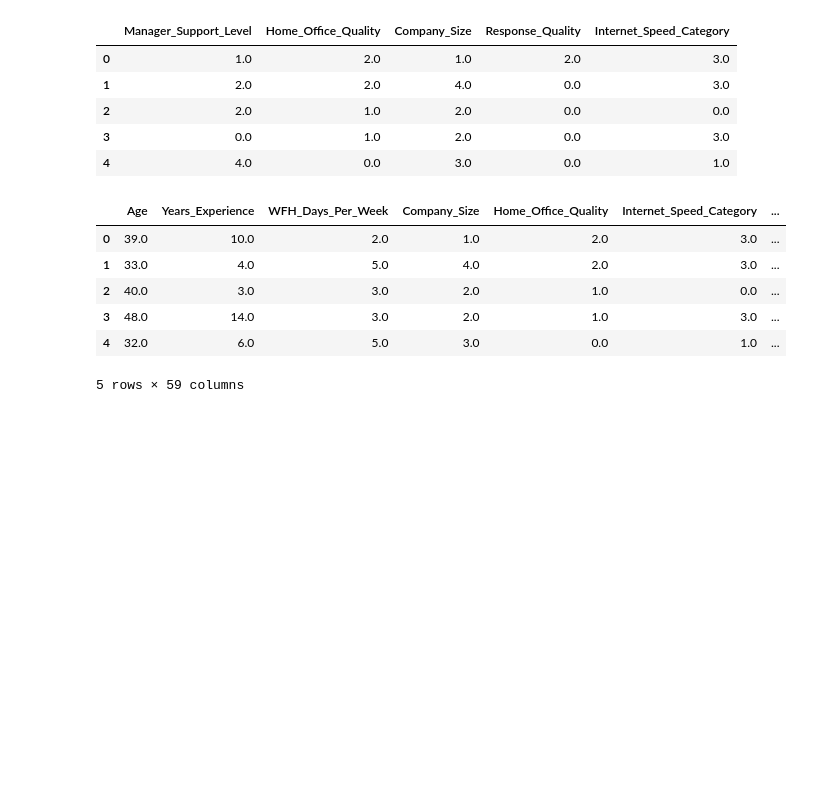
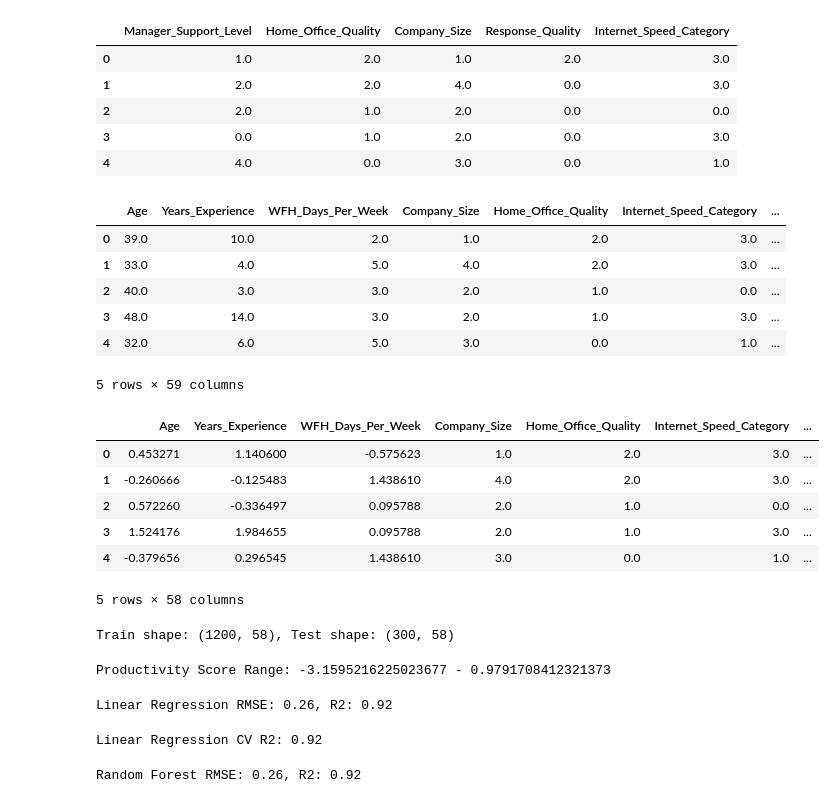
Before and after one commit to EfeDogan/429Project, a Jupyter notebook: new_dataset.ipynb, the cells around one changed output. Cells and saved outputs as stored; diff of their text form; code cells hidden in the pictures; blank space fills up the shorter version.

Commit message:
modeling part

```diff
--- a/new_dataset.ipynb
+++ b/new_dataset.ipynb
@@ -219,3 +219,64 @@ df.head()
 | 3 | 48.0 | 14.0 | 3.0 | 2.0 | 1.0 | 3.0 | ... |
 | 4 | 32.0 | 6.0 | 5.0 | 3.0 | 0.0 | 1.0 | ... |
 5 rows × 59 columns
+# %%
+# Preparing data for modeling
+from sklearn.model_selection import train_test_split
+from sklearn.preprocessing import StandardScaler
+sclaer = StandardScaler()
+df[numerical_cols] = sclaer.fit_transform(df[numerical_cols])
+X = df.drop(columns=['Productivity_Score'])
+y = df['Productivity_Score']
+X.head()
+# %% [output]
+|  | Age | Years_Experience | WFH_Days_Per_Week | Company_Size | Home_Office_Quality | Internet_Speed_Category | ... |
+| 0 | 0.453271 | 1.140600 | -0.575623 | 1.0 | 2.0 | 3.0 | ... |
+| 1 | -0.260666 | -0.125483 | 1.438610 | 4.0 | 2.0 | 3.0 | ... |
+| 2 | 0.572260 | -0.336497 | 0.095788 | 2.0 | 1.0 | 0.0 | ... |
+| 3 | 1.524176 | 1.984655 | 0.095788 | 2.0 | 1.0 | 3.0 | ... |
+| 4 | -0.379656 | 0.296545 | 1.438610 | 3.0 | 0.0 | 1.0 | ... |
+5 rows × 58 columns
+# %%
+# Train-test split
+X_train, X_test, y_train, y_test = train_test_split(X, y, test_size=0.2, random_state=42)
+print(f'Train shape: {X_train.shape}, Test shape: {X_test.shape}')
+# %% [output]
+Train shape: (1200, 58), Test shape: (300, 58)
+# %%
+# Range of target class
+print(f'Productivity Score Range: {y.min()} - {y.max()}')
+# %% [output]
+Productivity Score Range: -3.1595216225023677 - 0.9791708412321373
+# %%
+# Modeling Linear Regression
+from sklearn.linear_model import LinearRegression
+lr = LinearRegression()
+lr.fit(X_train, y_train)
+y_pred = lr.predict(X_test)
+from sklearn.metrics import mean_squared_error, r2_score
+mse = mean_squared_error(y_test, y_pred)
+rmse = np.sqrt(mse)
+r2 = r2_score(y_test, y_pred)
+print(f'Linear Regression RMSE: {rmse.__format__(".2f")}, R2: {r2.__format__(".2f")}')
+# %% [output]
+Linear Regression RMSE: 0.26, R2: 0.92
+# %%
+# cv with cross_val_score
+from sklearn.model_selection import cross_val_score
+cross_val_score(lr, X, y, cv=5, scoring="r2").mean()
+print(f'Linear Regression CV R2: {cross_val_score(lr, X, y, cv=5, scoring="r2").mean().__format__(".2f")}')
+# %% [output]
+Linear Regression CV R2: 0.92
+# %%
+# Random Forest Regressor
+from sklearn.ensemble import RandomForestRegressor
+
+rf = RandomForestRegressor(n_estimators=100, random_state=42)
+rf.fit(X_train, y_train)
+y_pred_rf = rf.predict(X_test)
+mse_rf = mean_squared_error(y_test, y_pred_rf)
+rmse_rf = np.sqrt(mse_rf)
+r2_rf = r2_score(y_test, y_pred_rf)
+print(f'Random Forest RMSE: {rmse_rf.__format__(".2f")}, R2: {r2_rf.__format__(".2f")}')
+# %% [output]
+Random Forest RMSE: 0.26, R2: 0.92
```
Also changed, not shown: parts of 5 cells of this notebook.
